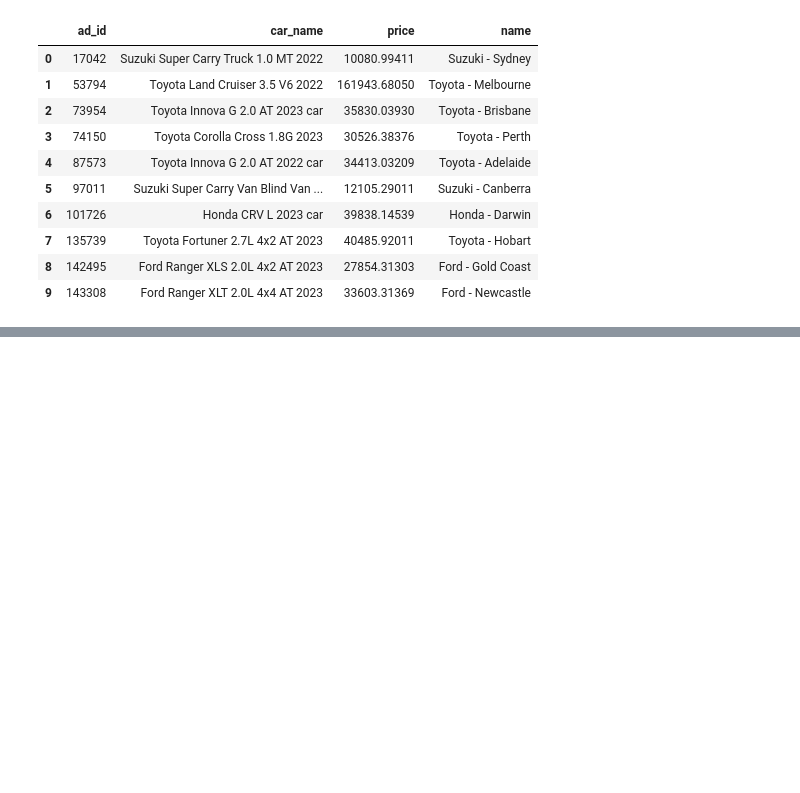
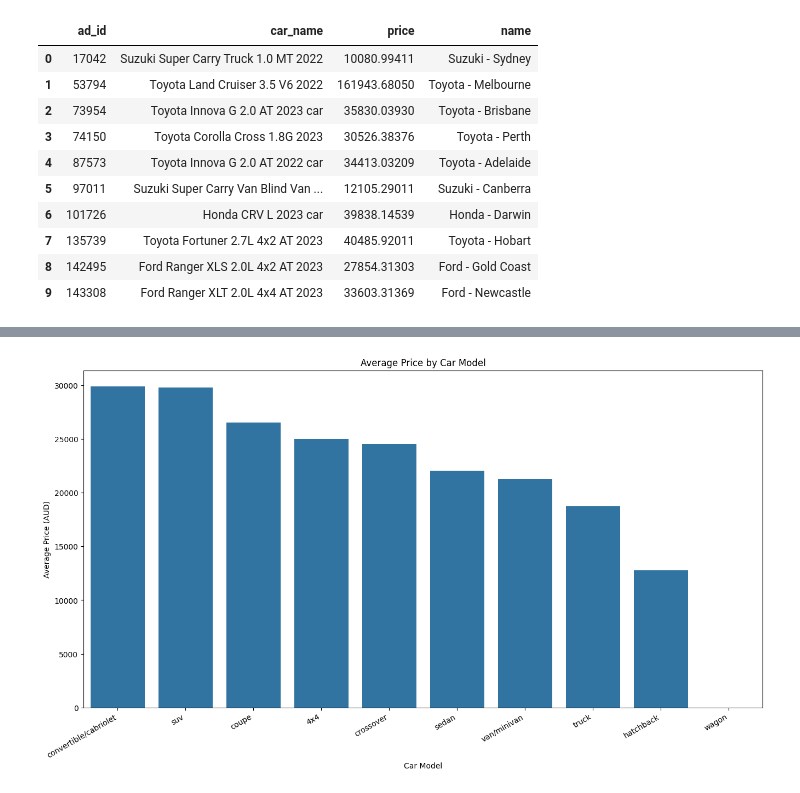
Before and after one commit to Rimanshuu/7008_Data_Vis_Repo, a Jupyter notebook: Assignment1_7008_T2_25.ipynb, the cells around one changed output, grey strips where cells are left out. Cells and saved outputs as stored; diff of their text form; code cells hidden in the pictures; blank space fills up the shorter version.

```diff
--- a/Assignment1_7008_T2_25.ipynb
+++ b/Assignment1_7008_T2_25.ipynb
@@ -410,0 +434,16 @@ result
+# %%
+import matplotlib.pyplot as plt
+import pandas as pd
+import seaborn as sns
+
+avg_price_by_model = cleaned_car_data.groupby('car_model')['price (AUD)'].mean()
+sorted_avg_price = avg_price_by_model.sort_values(ascending = False)
+plt.figure(figsize = (16, 8))
+sns.barplot(x = sorted_avg_price.index, y = sorted_avg_price.values)
+plt.title('Average Price by Car Model', fontsize = 12)
+plt.xlabel('Car Model', fontsize = 10)
+plt.ylabel('Average Price (AUD)', fontsize = 10)
+plt.xticks(rotation = 30, ha = 'right')
+plt.show()
+# %% [output]
+[figure, added]
```
Also changed, not shown: parts of 18 cells of this notebook.
